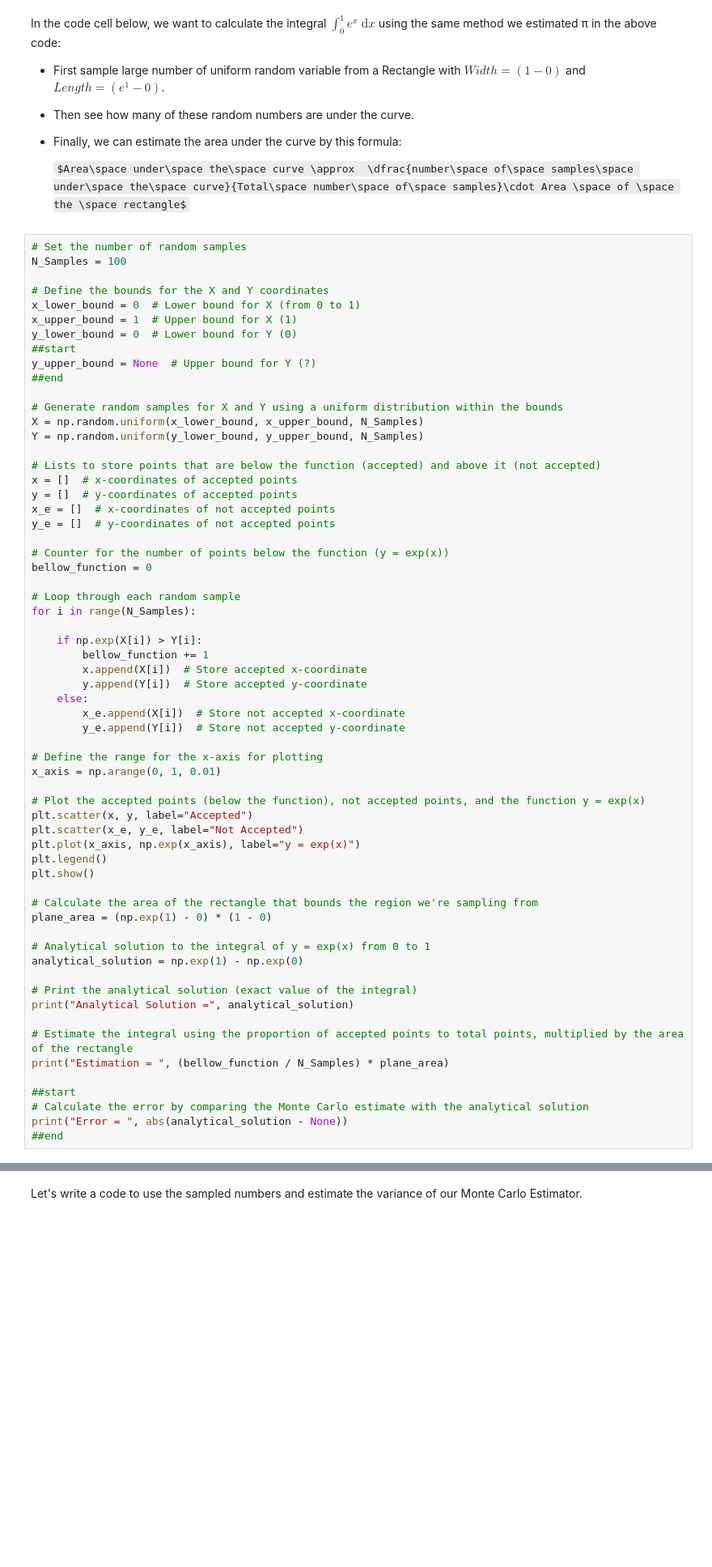
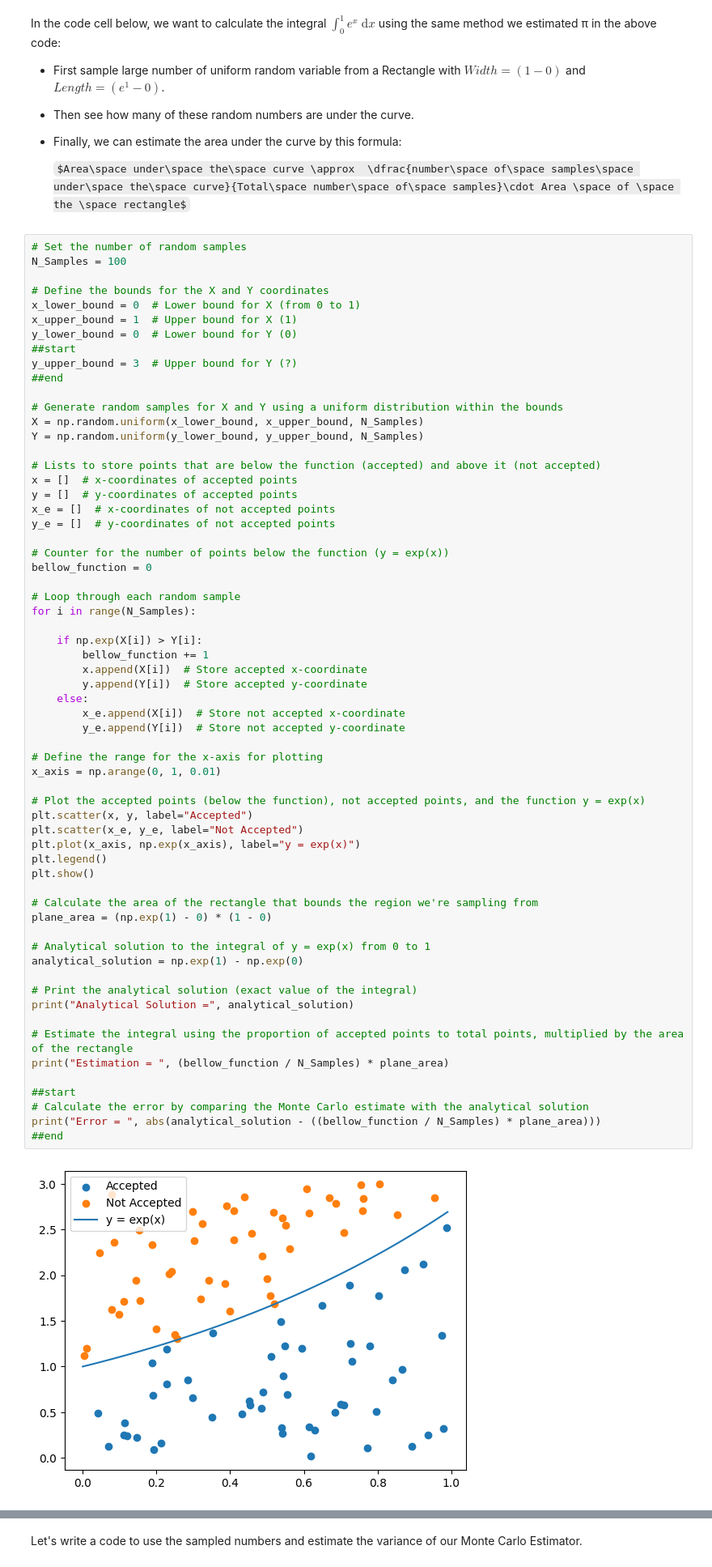
Before and after one commit to lalopezpa/stochastics, a Jupyter notebook: Tutorial_05.ipynb, the cells around one changed output, grey strips where cells are left out. Shown at 81% size. Drawn from its saved outputs; the diff is of its cells as text; some formulas as TeX source; blank space fills up the shorter version.

```diff
--- a/Tutorial_05.ipynb
+++ b/Tutorial_05.ipynb
@@ -201,7 +208,7 @@ x_lower_bound = 0  # Lower bound for X (from 0 to 1)
 x_upper_bound = 1  # Upper bound for X (1)
 y_lower_bound = 0  # Lower bound for Y (0)
 ##start
-y_upper_bound = None  # Upper bound for Y (?)
+y_upper_bound = 3  # Upper bound for Y (?)
 ##end
 
 # Generate random samples for X and Y using a uniform distribution within the bounds
@@ -226,31 +233,33 @@ for i in range(N_Samples):
         y.append(Y[i])  # Store accepted y-coordinate
     else:
         x_e.append(X[i])  # Store not accepted x-coordinate
         y_e.append(Y[i])  # Store not accepted y-coordinate
 
 # Define the range for the x-axis for plotting
 x_axis = np.arange(0, 1, 0.01)
 
 # Plot the accepted points (below the function), not accepted points, and the function y = exp(x)
 plt.scatter(x, y, label="Accepted")
 plt.scatter(x_e, y_e, label="Not Accepted")
 plt.plot(x_axis, np.exp(x_axis), label="y = exp(x)")
 plt.legend()
 plt.show()
 
 # Calculate the area of the rectangle that bounds the region we're sampling from
 plane_area = (np.exp(1) - 0) * (1 - 0)
 
 # Analytical solution to the integral of y = exp(x) from 0 to 1
 analytical_solution = np.exp(1) - np.exp(0)
 
 # Print the analytical solution (exact value of the integral)
 print("Analytical Solution =", analytical_solution)
 
 # Estimate the integral using the proportion of accepted points to total points, multiplied by the area of the rectangle
 print("Estimation = ", (bellow_function / N_Samples) * plane_area)
 
 ##start
 # Calculate the error by comparing the Monte Carlo estimate with the analytical solution
-print("Error = ", abs(analytical_solution - None))
+print("Error = ", abs(analytical_solution - ((bellow_function / N_Samples) * plane_area)))
 ##end
+# %% [output]
+[figure, added]
```
Also changed, not shown: parts of 5 cells of this notebook.
